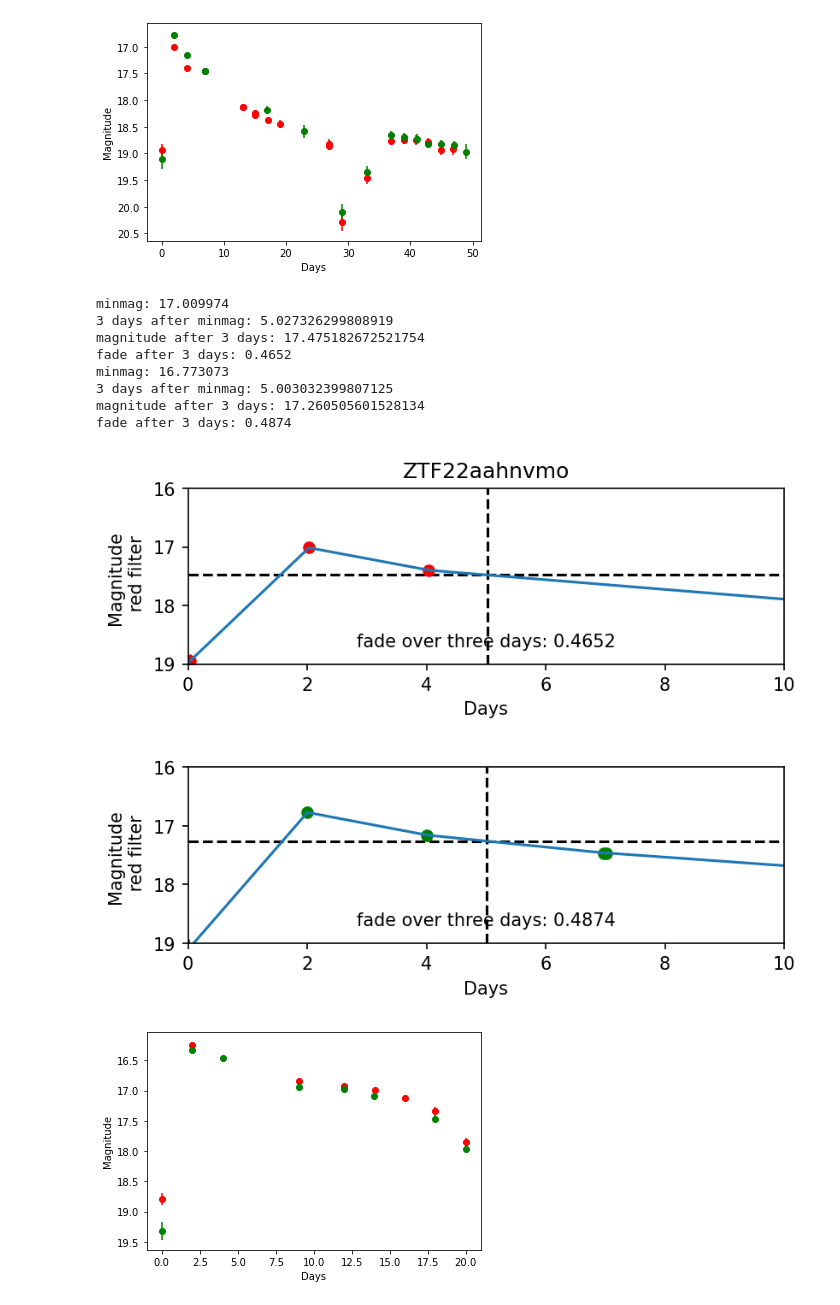
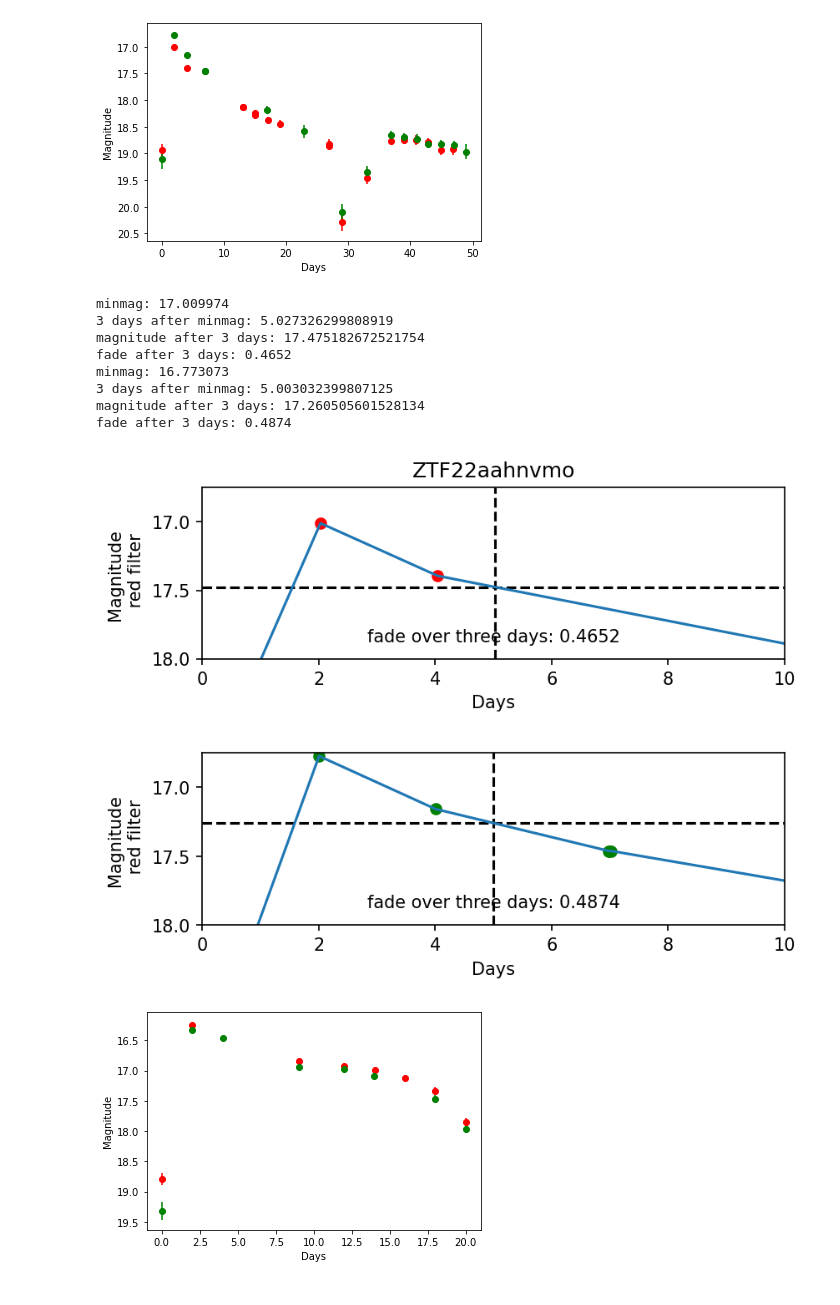
Before and after one commit to magerhart/Summer-Research, a Jupyter notebook: Fade 3 days after peak plots.ipynb, the cells around one changed output. Cells and saved outputs as stored; diff of their text form; code cells hidden in the pictures.

```diff
--- a/Fade 3 days after peak plots.ipynb
+++ b/Fade 3 days after peak plots.ipynb
@@ -1929,36 +1929,36 @@ ax2.errorbar(x_vals, y_vals, y_error, c='green', fmt='o')
 ax2.set_xlabel("Days")
 ax2.set_ylabel(f'Magnitude \n red filter')
 plt.subplot(2,1,2)
 plt.gca().invert_yaxis()
 
 ax2.axhline(float(threedaymag), c='black', ls='--')
 ax2.axvline(float(tdm_time), c='black', ls='--')
 
 # interpolating between data points
 x_interp = np.linspace(np.min(x_vals), np.max(x_vals), 10000)
 y_interp = np.interp(x_interp, x_vals, y_vals)
 ax2.errorbar(x_interp, y_interp)
 
 # Adding text to plot
 textstr = f'fade over three days: {fade}'
 ax2.text(0.5, 0.1, textstr, ha='center', transform=ax2.transAxes)
 
 #formatting axes
 ax1.get_shared_x_axes().join(ax1,ax2)
 ax1.get_shared_y_axes().join(ax1,ax2)
-plt.axis([0, 10, 19, 16])
+plt.axis([0, 10, 18, 16.75])
 plt.show()
 # %% [output]
 minmag: 17.009974
 3 days after minmag: 5.027326299808919
 magnitude after 3 days: 17.475182672521754
 fade after 3 days: 0.4652
 minmag: 16.773073
 3 days after minmag: 5.003032399807125
 magnitude after 3 days: 17.260505601528134
 fade after 3 days: 0.4874
-[figure, old version]
+[figure, new version]
-[figure, old version]
+[figure, new version]
 # %%
 CV_12 = pd.read_csv("C:\\Users\\marya\\Downloads\\ZTF22aakzsrj_20220616\\detections_ZTF22aakzsrj.csv")
 plotname = CV_12
```
Also changed, not shown: parts of 22 cells of this notebook.
